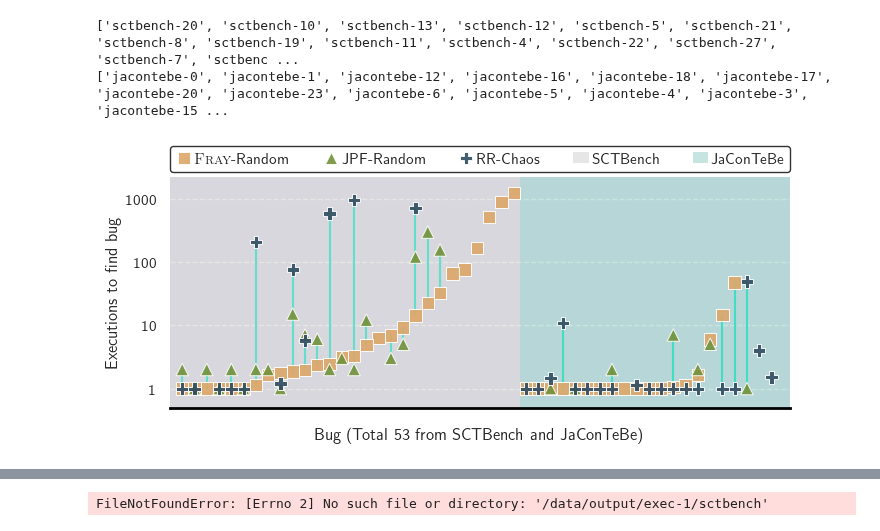
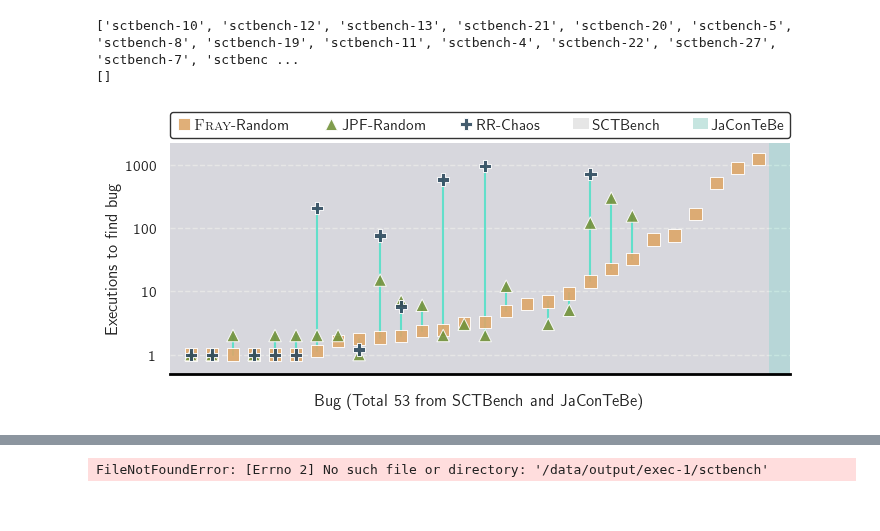
Before and after one commit to cmu-pasta/fray-benchmark, a Jupyter notebook: fray_benchmark/visualizer/playground.ipynb, the cells around one changed output, grey strips where cells are left out. Drawn from its saved outputs; the diff is of its cells as text; code cells hidden in the pictures.

```diff
--- a/fray_benchmark/visualizer/playground.ipynb
+++ b/fray_benchmark/visualizer/playground.ipynb
@@ -39,17 +24,17 @@ fig.savefig(f"{paper_path}/jacontebe-time.pdf", bbox_inches='tight')
 # %%
 suite = BenchmarkSuite([
     # "/data/output/exec-1/sctbench",
-    "/home/aoli/repos/fray-benchmark/output/exec-1/jacontebe",
+    # "/home/aoli/repos/fray-benchmark/output/exec-1/jacontebe",
     "/home/aoli/repos/fray-benchmark/output/exec-1/sctbench",
     # "/data/output/exec-1/jacontebe",
     ])
 ax = suite.generate_search_space_table()
 fig = ax.get_figure()
 fig.savefig(f"{paper_path}/searchspace.pdf", bbox_inches='tight')
 # %% [output]
-['sctbench-20', 'sctbench-10', 'sctbench-13', 'sctbench-12', 'sctbench-5', 'sctbench-21', 'sctbench-8', 'sctbench-19', 'sctbench-11', 'sctbench-4', 'sctbench-22', 'sctbench-27', 'sctbench-7', 'sctbenc ...
-['jacontebe-0', 'jacontebe-1', 'jacontebe-12', 'jacontebe-16', 'jacontebe-18', 'jacontebe-17', 'jacontebe-20', 'jacontebe-23', 'jacontebe-6', 'jacontebe-5', 'jacontebe-4', 'jacontebe-3', 'jacontebe-15 ...
+['sctbench-10', 'sctbench-12', 'sctbench-13', 'sctbench-21', 'sctbench-20', 'sctbench-5', 'sctbench-8', 'sctbench-19', 'sctbench-11', 'sctbench-4', 'sctbench-22', 'sctbench-27', 'sctbench-7', 'sctbenc ...
+[]
-[figure, old version]
+[figure, new version]
 # %%
 ax = suite.generate_exec_speed_table()
 fig = ax.get_figure()
```
Also changed, not shown: parts of 5 cells of this notebook, 3 other files.
